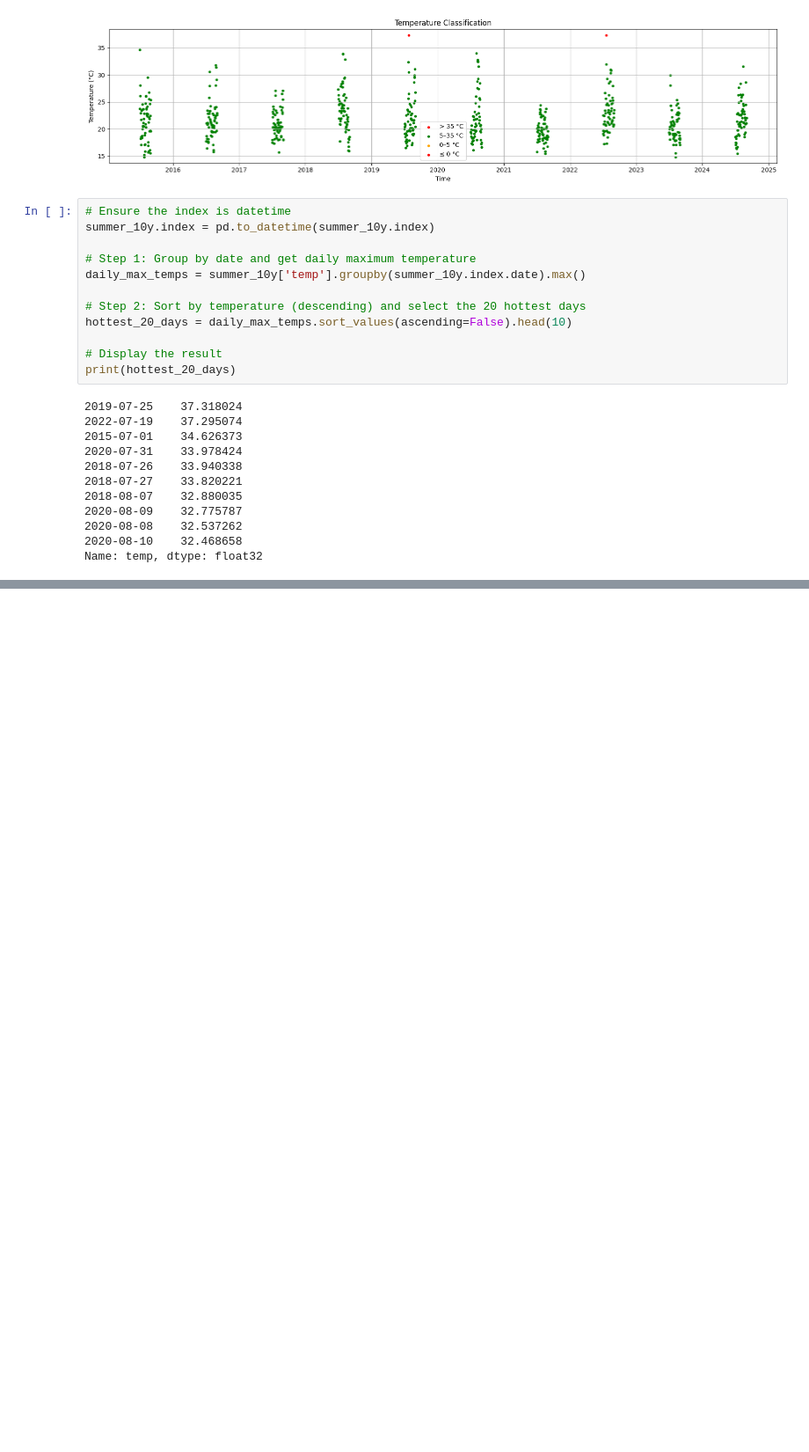
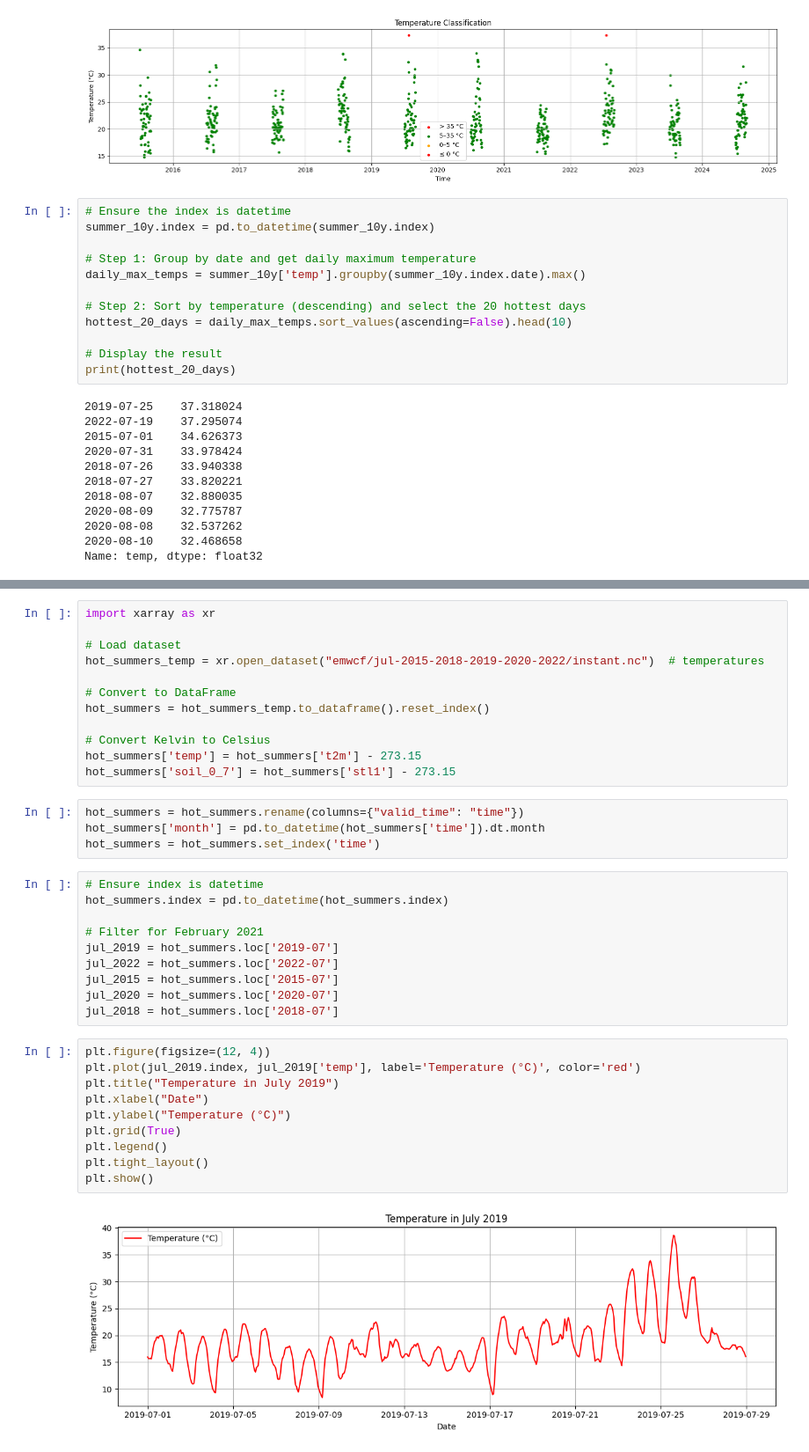
Before and after one commit to wiggle-bin/wiggle-research, a Jupyter notebook: wiggle-bin-weather-assesment.ipynb, the cells around one changed output, grey strips where cells are left out. Shown: that part at 88% size. Saved outputs shown, nothing was run; the diff lists cells and outputs as text; blank space fills up the shorter version.

```diff
--- a/wiggle-bin-weather-assesment.ipynb
+++ b/wiggle-bin-weather-assesment.ipynb
@@ -236,0 +282,38 @@ Name: temp, dtype: float32
+# %%
+import xarray as xr
+
+# Load dataset
+hot_summers_temp = xr.open_dataset("emwcf/jul-2015-2018-2019-2020-2022/instant.nc")  # temperatures
+
+# Convert to DataFrame
+hot_summers = hot_summers_temp.to_dataframe().reset_index()
+
+# Convert Kelvin to Celsius
+hot_summers['temp'] = hot_summers['t2m'] - 273.15
+hot_summers['soil_0_7'] = hot_summers['stl1'] - 273.15
+# %%
+hot_summers = hot_summers.rename(columns={"valid_time": "time"})
+hot_summers['month'] = pd.to_datetime(hot_summers['time']).dt.month
+hot_summers = hot_summers.set_index('time')
+# %%
+# Ensure index is datetime
+hot_summers.index = pd.to_datetime(hot_summers.index)
+
+# Filter for February 2021
+jul_2019 = hot_summers.loc['2019-07']
+jul_2022 = hot_summers.loc['2022-07']
+jul_2015 = hot_summers.loc['2015-07']
+jul_2020 = hot_summers.loc['2020-07']
+jul_2018 = hot_summers.loc['2018-07']
+# %%
+plt.figure(figsize=(12, 4))
+plt.plot(jul_2019.index, jul_2019['temp'], label='Temperature (°C)', color='red')
+plt.title("Temperature in July 2019")
+plt.xlabel("Date")
+plt.ylabel("Temperature (°C)")
+plt.grid(True)
+plt.legend()
+plt.tight_layout()
+plt.show()
+# %% [output]
+[figure, added]
```
Also changed, not shown: parts of 9 cells of this notebook.
